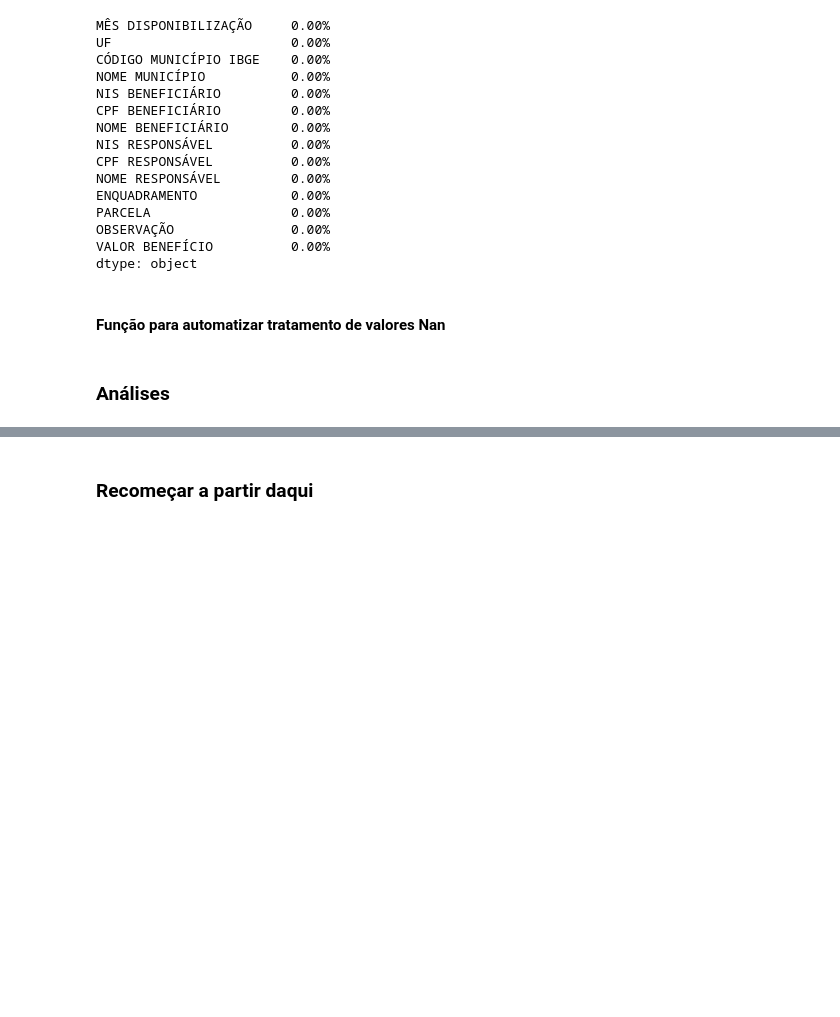
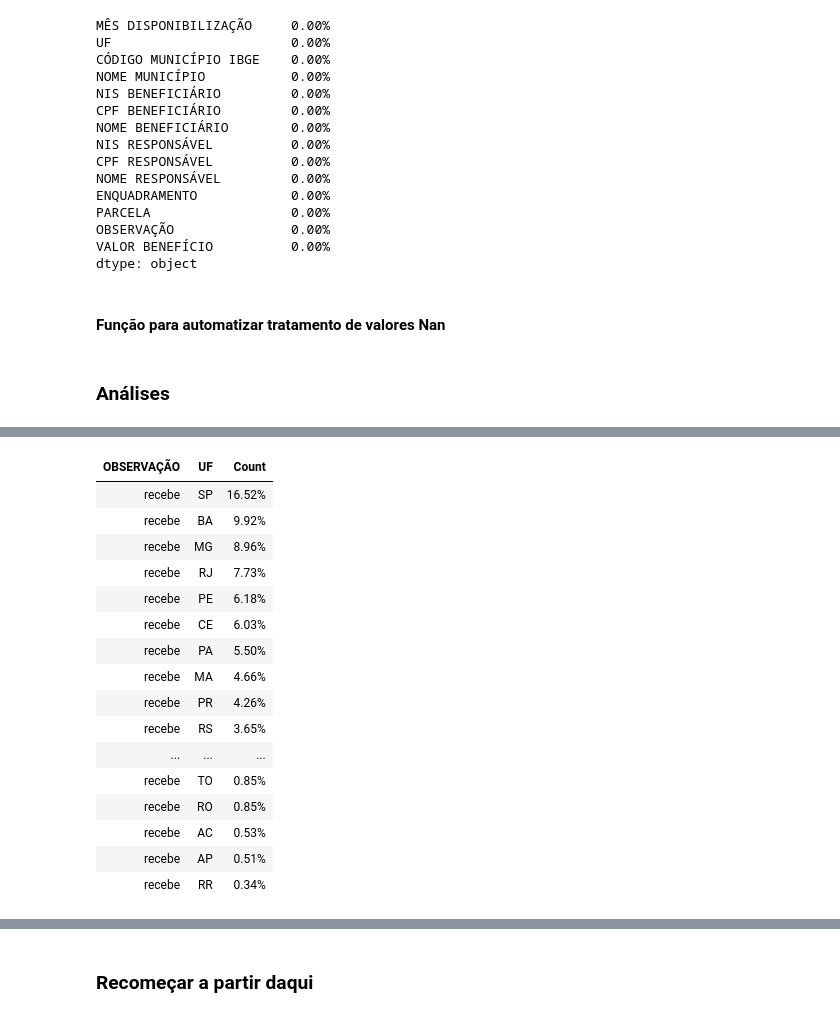
Before and after one commit to leandrofusco/Auxilio_emergencial, a Jupyter notebook: Analise_auxilio_emergencial.ipynb, the cells around one changed output, grey strips where cells are left out. Saved outputs shown, nothing was run; the diff lists cells and outputs as text; code cells hidden in the pictures; blank space fills up the shorter version.

```diff
--- a/Analise_auxilio_emergencial.ipynb
+++ b/Analise_auxilio_emergencial.ipynb
@@ -313,0 +408,20 @@ Enquadramento
+# %%
+groupby_filter_percent(df_202004,'OBSERVAÇÃO', 'recebe', 'UF')
+# %% [output]
+| OBSERVAÇÃO | UF | Count |
+| recebe | SP | 16.52% |
+| recebe | BA | 9.92% |
+| recebe | MG | 8.96% |
+| recebe | RJ | 7.73% |
+| recebe | PE | 6.18% |
+| recebe | CE | 6.03% |
+| recebe | PA | 5.50% |
+| recebe | MA | 4.66% |
+| recebe | PR | 4.26% |
+| recebe | RS | 3.65% |
+| ... | ... | ... |
+| recebe | TO | 0.85% |
+| recebe | RO | 0.85% |
+| recebe | AC | 0.53% |
+| recebe | AP | 0.51% |
+| recebe | RR | 0.34% |
```
Also changed, not shown: parts of 54 cells of this notebook.
